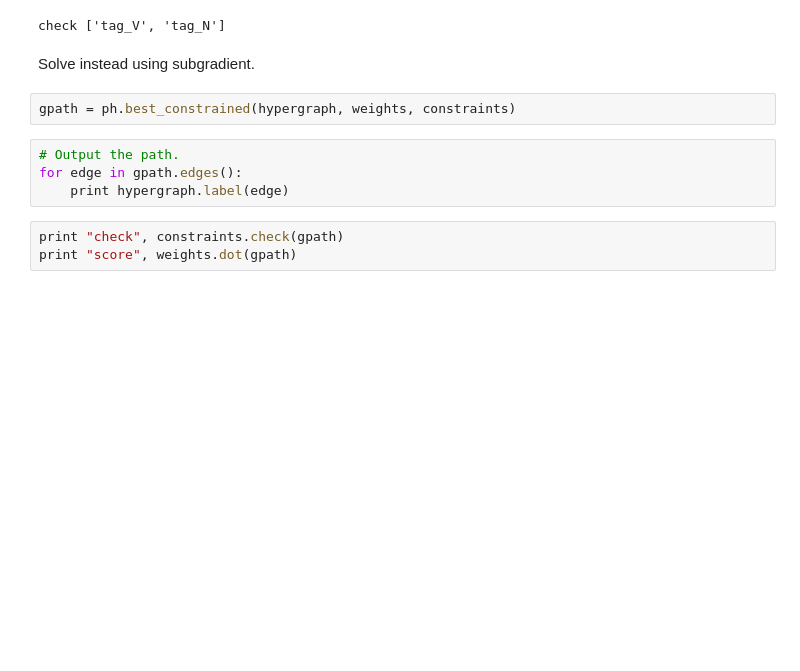
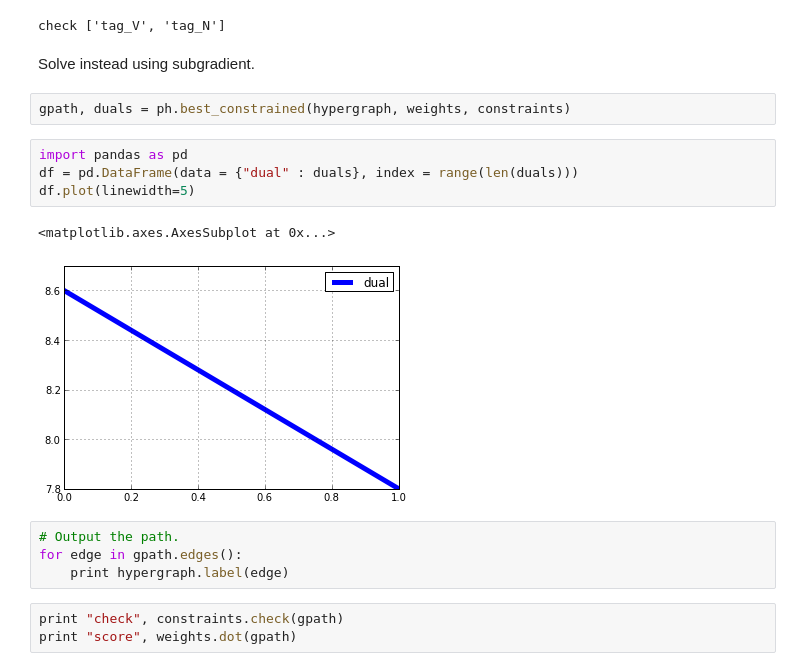
Before and after one commit to srush/PyDecode, a Jupyter notebook: notebooks/hmm.ipynb, the cells around one changed output. Drawn from its saved outputs; the diff is of its cells as text; blank space fills up the shorter version.

Commit message:
Dual values

```diff
--- a/notebooks/hmm.ipynb
+++ b/notebooks/hmm.ipynb
@@ -87,7 +87,14 @@ check ['tag_V', 'tag_N']
 # %% [markdown]
 Solve instead using subgradient.
 # %%
-gpath = ph.best_constrained(hypergraph, weights, constraints)
+gpath, duals = ph.best_constrained(hypergraph, weights, constraints)
+# %%
+import pandas as pd
+df = pd.DataFrame(data = {"dual" : duals}, index = range(len(duals)))
+df.plot(linewidth=5)
+# %% [output]
+<matplotlib.axes.AxesSubplot at 0x...>
+[figure, added]
 # %%
 # Output the path.
 for edge in gpath.edges():
```
Also changed, not shown: parts of 2 cells of this notebook, 6 other files.
